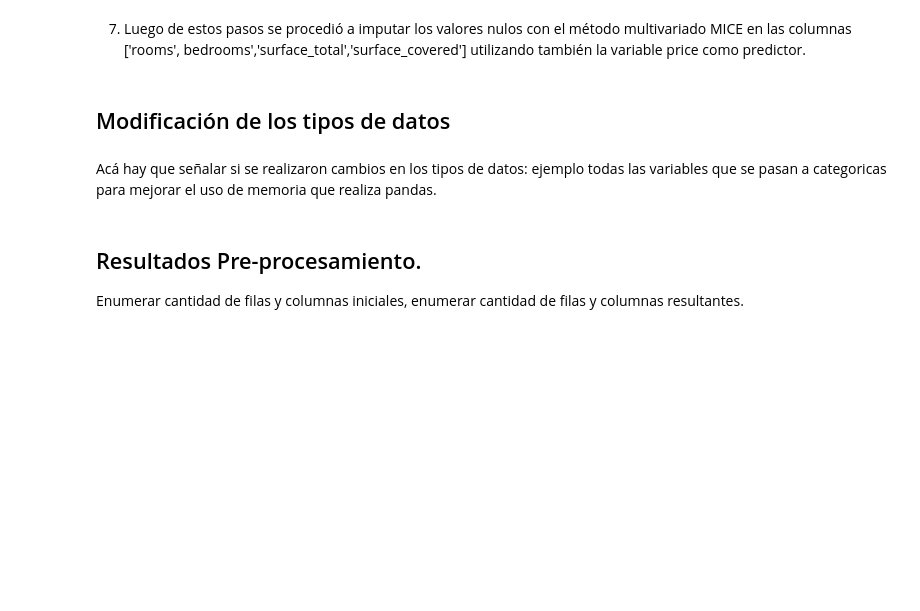
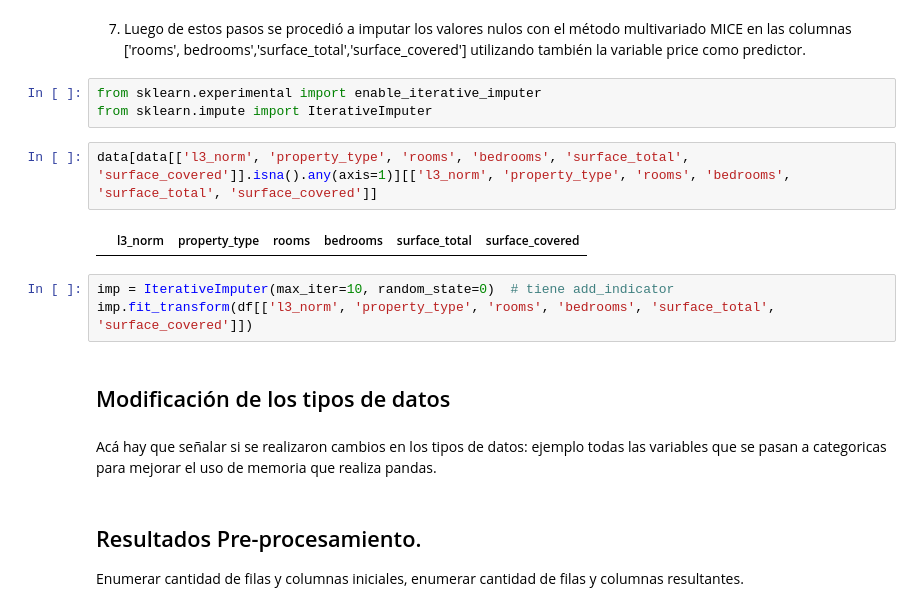
Before and after one commit to Ignacio-Ibarra/tpAA, a Jupyter notebook: Pre-processing.ipynb, the cells around one changed output. Drawn from its saved outputs; the diff is of its cells as text; blank space fills up the shorter version.

```diff
--- a/Pre-processing.ipynb
+++ b/Pre-processing.ipynb
@@ -622,5 +618,15 @@ data.shape
 # %% [markdown]
 7) Luego de estos pasos se procedió a imputar los valores nulos con el método multivariado MICE en las columnas ['rooms', bedrooms','surface_total','surface_covered'] utilizando también la variable price como predictor.
+# %%
+from sklearn.experimental import enable_iterative_imputer
+from sklearn.impute import IterativeImputer
+# %%
+data[data[['l3_norm', 'property_type', 'rooms', 'bedrooms', 'surface_total', 'surface_covered']].isna().any(axis=1)][['l3_norm', 'property_type', 'rooms', 'bedrooms', 'surface_total', 'surface_covered']]
+# %% [output]
+|  | l3_norm | property_type | rooms | bedrooms | surface_total | surface_covered |
+# %%
+imp = IterativeImputer(max_iter=10, random_state=0)  # tiene add_indicator
+imp.fit_transform(df[['l3_norm', 'property_type', 'rooms', 'bedrooms', 'surface_total', 'surface_covered']])
 # %% [markdown]
 ## Modificación de los tipos de datos
 # %% [markdown]
```
Also changed, not shown: parts of 11 cells of this notebook.
